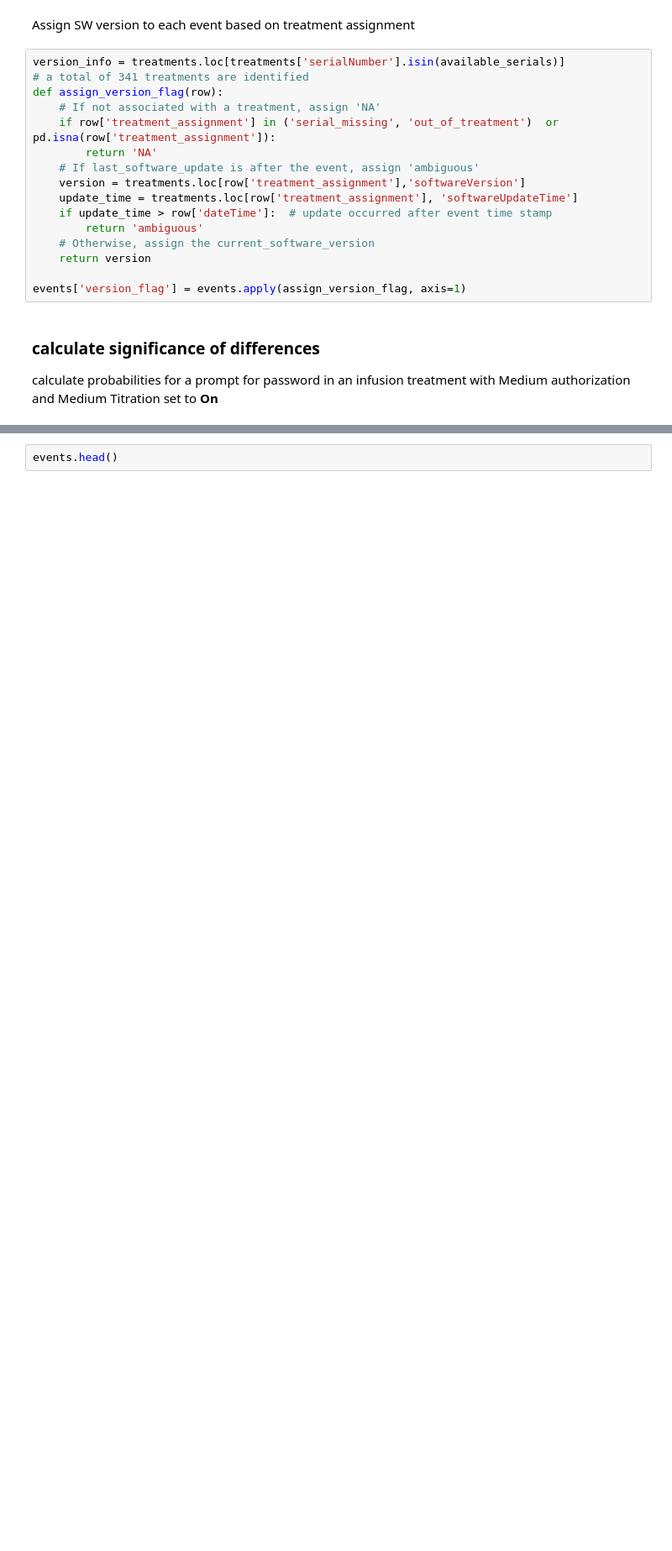
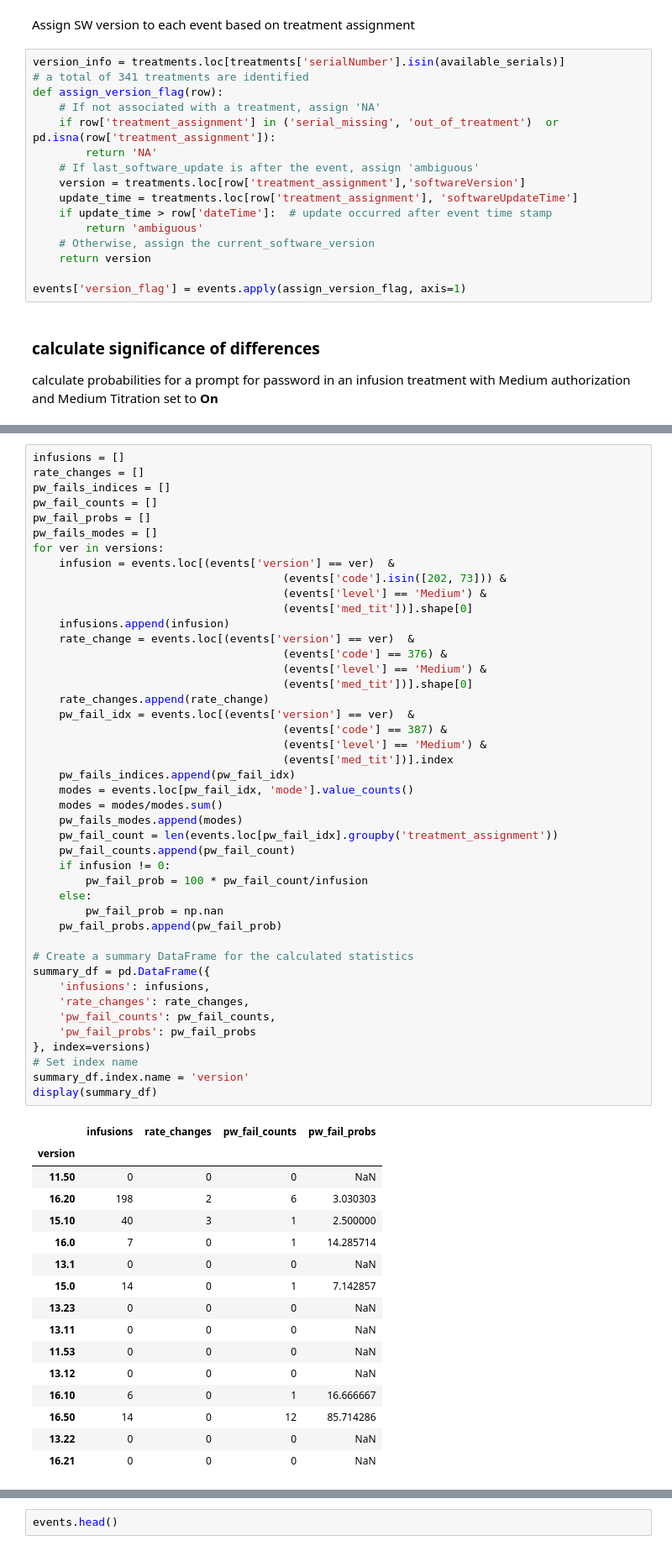
Before and after one commit to aviad-git/DataNotebooks, a Jupyter notebook: titration_of_rate_bug/titration_of_rate.ipynb, the cells around one changed output, grey strips where cells are left out. Shown: that part at 84% size. Saved outputs shown, nothing was run; the diff lists cells and outputs as text; blank space fills up the shorter version.

```diff
--- a/titration_of_rate_bug/titration_of_rate.ipynb
+++ b/titration_of_rate_bug/titration_of_rate.ipynb
@@ -421,0 +345,61 @@ plt.show()
+# %%
+infusions = []
+rate_changes = []
+pw_fails_indices = []
+pw_fail_counts = []
+pw_fail_probs = []
+pw_fails_modes = []
+for ver in versions:
+    infusion = events.loc[(events['version'] == ver)  &
+                                      (events['code'].isin([202, 73])) &
+                                      (events['level'] == 'Medium') &
+                                      (events['med_tit'])].shape[0]
+    infusions.append(infusion)
+    rate_change = events.loc[(events['version'] == ver)  &
+                                      (events['code'] == 376) &
+                                      (events['level'] == 'Medium') &
+                                      (events['med_tit'])].shape[0]
+    rate_changes.append(rate_change)
+    pw_fail_idx = events.loc[(events['version'] == ver)  &
+                                      (events['code'] == 387) &
+                                      (events['level'] == 'Medium') &
+                                      (events['med_tit'])].index
+    pw_fails_indices.append(pw_fail_idx)
+    modes = events.loc[pw_fail_idx, 'mode'].value_counts()
+    modes = modes/modes.sum()
+    pw_fails_modes.append(modes)
+    pw_fail_count = len(events.loc[pw_fail_idx].groupby('treatment_assignment'))
+    pw_fail_counts.append(pw_fail_count)
+    if infusion != 0:
+        pw_fail_prob = 100 * pw_fail_count/infusion
+    else:
+        pw_fail_prob = np.nan
+    pw_fail_probs.append(pw_fail_prob)
+
+# Create a summary DataFrame for the calculated statistics
+summary_df = pd.DataFrame({
+    'infusions': infusions,
+    'rate_changes': rate_changes,
+    'pw_fail_counts': pw_fail_counts,
+    'pw_fail_probs': pw_fail_probs
+}, index=versions)
+# Set index name
+summary_df.index.name = 'version'
+display(summary_df)
+# %% [output]
+|  | infusions | rate_changes | pw_fail_counts | pw_fail_probs |
+| version |  |  |  |  |
+| 11.50 | 0 | 0 | 0 | NaN |
+| 16.20 | 198 | 2 | 6 | 3.030303 |
+| 15.10 | 40 | 3 | 1 | 2.500000 |
+| 16.0 | 7 | 0 | 1 | 14.285714 |
+| 13.1 | 0 | 0 | 0 | NaN |
+| 15.0 | 14 | 0 | 1 | 7.142857 |
+| 13.23 | 0 | 0 | 0 | NaN |
+| 13.11 | 0 | 0 | 0 | NaN |
+| 11.53 | 0 | 0 | 0 | NaN |
+| 13.12 | 0 | 0 | 0 | NaN |
+| 16.10 | 6 | 0 | 1 | 16.666667 |
+| 16.50 | 14 | 0 | 12 | 85.714286 |
+| 13.22 | 0 | 0 | 0 | NaN |
+| 16.21 | 0 | 0 | 0 | NaN |
```
Also changed, not shown: parts of 11 cells of this notebook, 1 other file.
